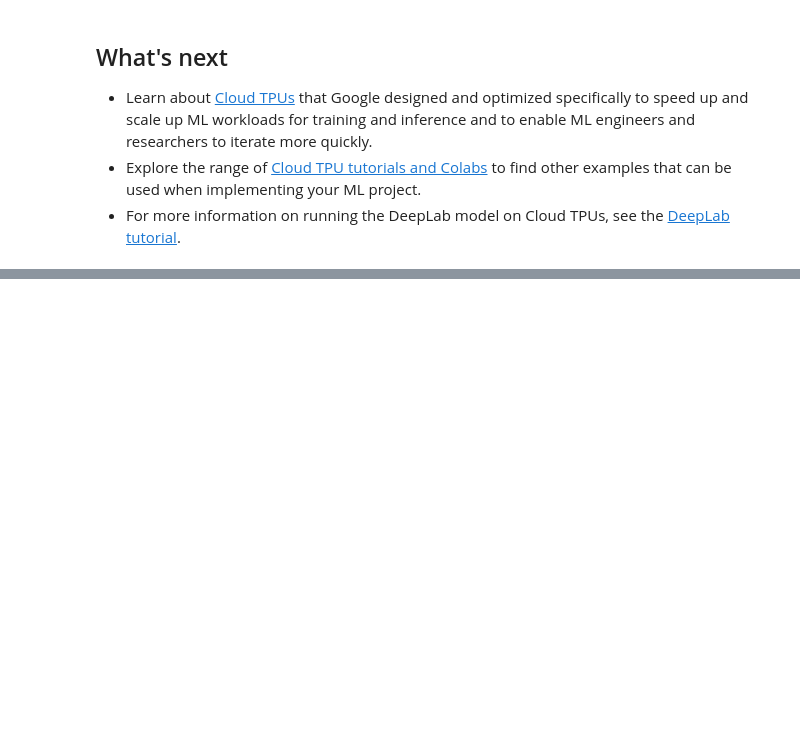
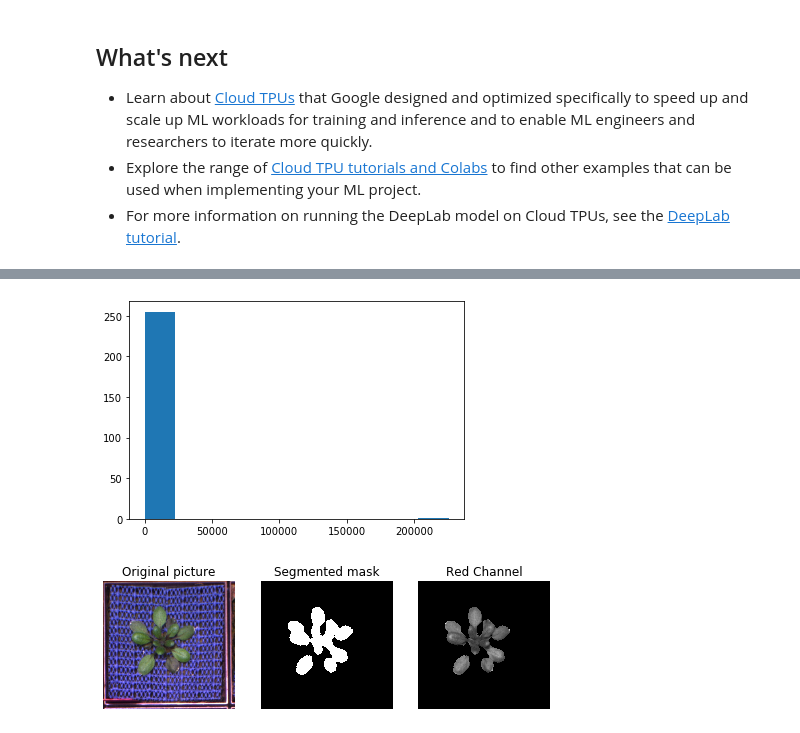
Before and after one commit to noctillion/models, a Jupyter notebook: research/deeplab/predict.ipynb, the cells around one changed output, grey strips where cells are left out. Saved outputs shown, nothing was run; the diff lists cells and outputs as text; code cells hidden in the pictures; blank space fills up the shorter version.

Commit message:
WIP: cropping and quantification of RGB channels

```diff
--- a/research/deeplab/predict.ipynb
+++ b/research/deeplab/predict.ipynb
@@ -224,0 +288,28 @@ label rosette : 29582
+# %%
+org = resized_image
+empty = Image.new(size=(513, 498),mode="RGB")
+mask = Image.fromarray(seg_map.astype(dtype=np.uint8)*255)
+crop = Image.composite(org, empty, mask)
+
+test_red, test_green, test_blue = crop.split()
+plt.hist(test_red.histogram())
+
+fig, axes = plt.subplots(1, 3, figsize=(8, 4))
+ax = axes.ravel()
+
+ax[0].set_title('Original picture')
+ax[0].imshow(org, cmap=plt.cm.gray)
+ax[0].set_axis_off()
+
+ax[1].set_title('Segmented mask')
+ax[1].imshow(mask, cmap=plt.cm.gray)
+ax[1].set_axis_off()
+
+ax[2].set_title('Red Channel')
+ax[2].imshow(test_red, cmap=plt.cm.gray)
+ax[2].set_axis_off()
+
+#PIL.Image.composite(image1, image2, mask)
+# %% [output]
+[figure, added]
+[figure, added]
```
Also changed, not shown: parts of 7 cells of this notebook.
